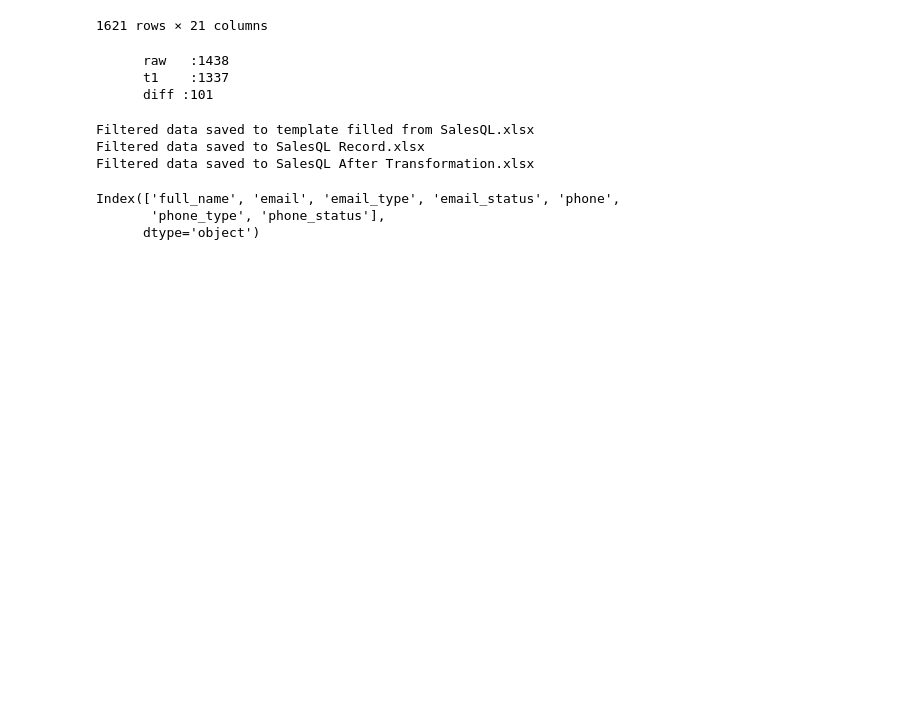
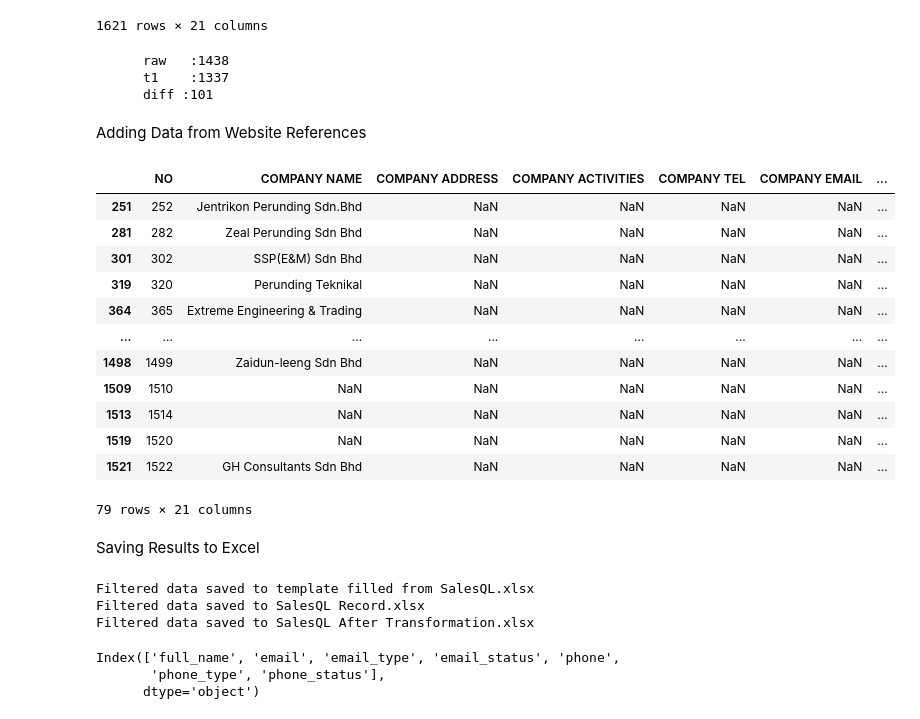
Before and after one commit to maeltwosinggit/My-Projects, a Jupyter notebook: Project 4 - Webscrape/rearrange.ipynb, the cells around one changed output. Saved outputs shown, nothing was run; the diff lists cells and outputs as text; code cells hidden in the pictures; blank space fills up the shorter version.

Commit message:
- populate database from reference: GBI FACILITATORS – Green Building Index - added xlookup mapping for reference: GBI FACILITATORS – Green Building Index

```diff
--- a/Project 4 - Webscrape/rearrange.ipynb
+++ b/Project 4 - Webscrape/rearrange.ipynb
@@ -217,6 +194,57 @@ print(f'''
       raw   :1438
       t1    :1337
       diff :101
+# %% [markdown]
+Adding Data from Website References
+# %%
+# Read the SalesQL Excel files into DataFrames
+dfsource4 = pd.read_excel('C:/Users/uadrian/Downloads/MITS/Data Research Template.xlsx', sheet_name='Database')
+# Convert values in 'NAME' column to uppercase
+dfsource4['NAME'] = dfsource4['NAME'].str.upper()
+# %%
+#Task 6 - From Template Xlookup Contact Email
+
+# Create a copy of dftemplate_raw
+dftemplate_t6 = dftemplate_t5.copy()
+# Create a dictionary mapping 'NAME' to 'EMAIL' in dfsource4
+email_mapping = dict(zip(dfsource4['NAME'], dfsource4['EMAIL']))
+# Fill NaN values in 'CONTACT EMAIL' column of dftemplate_t6 using email_mapping
+dftemplate_t6['CONTACT EMAIL'] = dftemplate_t6['CONTACT NAME'].map(email_mapping).fillna(dftemplate_t6['CONTACT EMAIL'])
+# dftemplate_t6[dftemplate_t6['Link Reference'].notna() & dftemplate_t6['Link Reference'].str.contains('green') & dftemplate_t6['CONTACT EMAIL'].isna()]
+
+#Task 7 - From Template Xlookup Contact Tel
+# Create a copy of dftemplate_t6
+dftemplate_t7 = dftemplate_t6.copy()
+# Create a dictionary mapping 'NAME' to 'MOBILE' in dfsource4
+phone_mapping = dict(zip(dfsource4['NAME'], dfsource4['MOBILE']))
+# Fill NaN values in 'CONTACT TEL' column of dftemplate_t7 using phone_mapping
+dftemplate_t7['CONTACT TEL'] = dftemplate_t7['CONTACT NAME'].map(phone_mapping).fillna(dftemplate_t7['CONTACT TEL'])
+dftemplate_t7[dftemplate_t7['Link Reference'].notna() & dftemplate_t7['Link Reference'].str.contains('green') ]
+
+# Task 8 - From Template Xlookup COMPANY NAME
+# Create a copy of dftemplate_t6
+dftemplate_t8 = dftemplate_t7.copy()
+# Create a dictionary mapping 'NAME' to 'MOBILE' in dfsource4
+company_mapping = dict(zip(dfsource4['NAME'], dfsource4['COMPANY NAME']))
+# Fill NaN values in 'CONTACT TEL' column of dftemplate_t7 using phone_mapping
+dftemplate_t8['COMPANY NAME'] = dftemplate_t8['CONTACT NAME'].map(company_mapping).fillna(dftemplate_t8['COMPANY NAME'])
+dftemplate_t8[dftemplate_t8['Link Reference'].notna() & dftemplate_t8['Link Reference'].str.contains('green') ]
+# %% [output]
+|  | NO | COMPANY NAME | COMPANY ADDRESS | COMPANY ACTIVITIES | COMPANY TEL | COMPANY EMAIL | ... |
+| 251 | 252 | Jentrikon Perunding Sdn.Bhd | NaN | NaN | NaN | NaN | ... |
+| 281 | 282 | Zeal Perunding Sdn Bhd | NaN | NaN | NaN | NaN | ... |
+| 301 | 302 | SSP(E&M) Sdn Bhd | NaN | NaN | NaN | NaN | ... |
+| 319 | 320 | Perunding Teknikal | NaN | NaN | NaN | NaN | ... |
+| 364 | 365 | Extreme Engineering & Trading | NaN | NaN | NaN | NaN | ... |
+| ... | ... | ... | ... | ... | ... | ... | ... |
+| 1498 | 1499 | Zaidun-leeng Sdn Bhd | NaN | NaN | NaN | NaN | ... |
+| 1509 | 1510 | NaN | NaN | NaN | NaN | NaN | ... |
+| 1513 | 1514 | NaN | NaN | NaN | NaN | NaN | ... |
+| 1519 | 1520 | NaN | NaN | NaN | NaN | NaN | ... |
+| 1521 | 1522 | GH Consultants Sdn Bhd | NaN | NaN | NaN | NaN | ... |
+79 rows × 21 columns
+# %% [markdown]
+Saving Results to Excel
 # %%
 # Define the path for the Excel file
 excel_file_path = 'template filled from SalesQL.xlsx'
```
Also changed, not shown: parts of 2 cells of this notebook, 3 other files.
